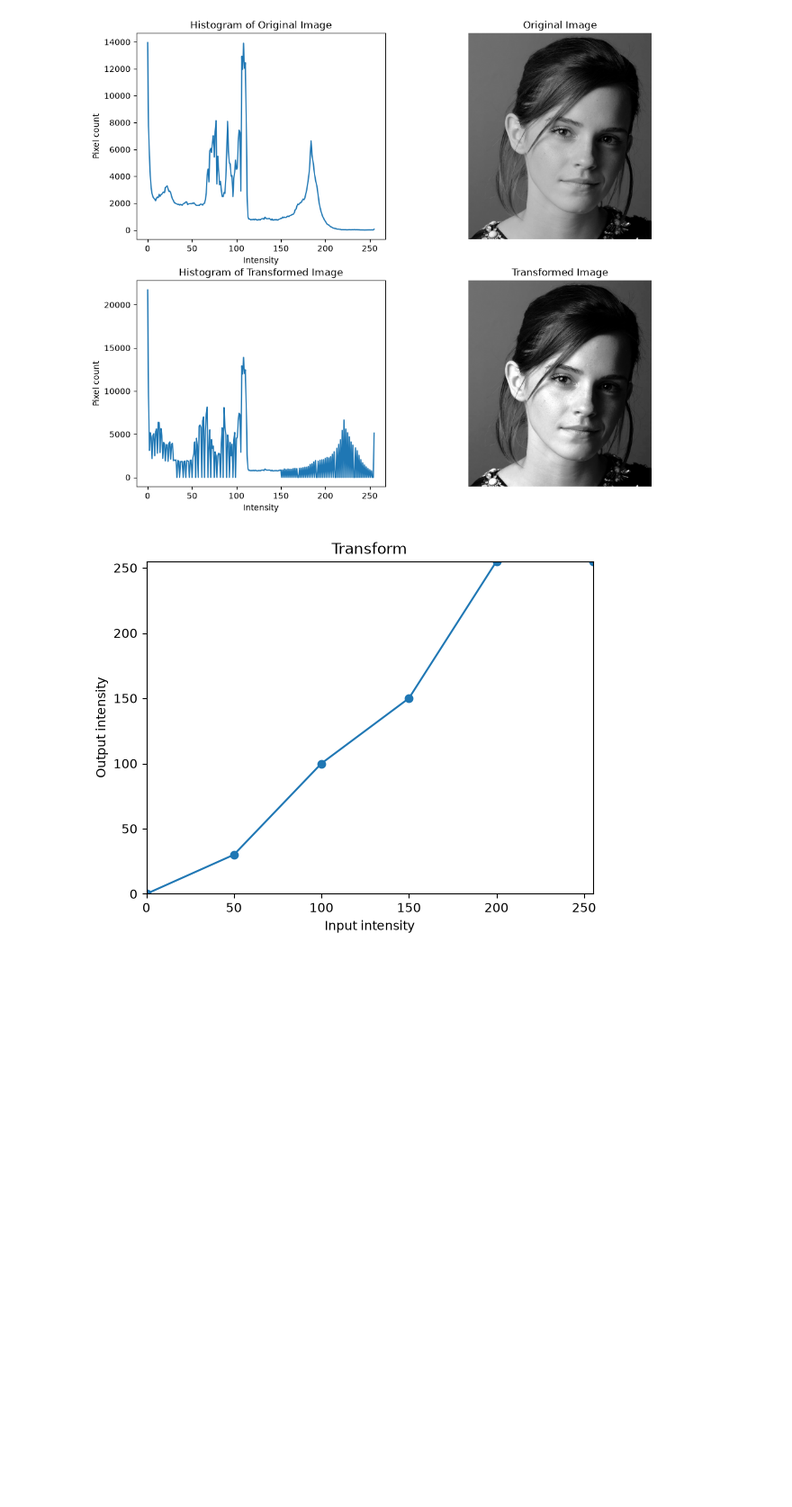
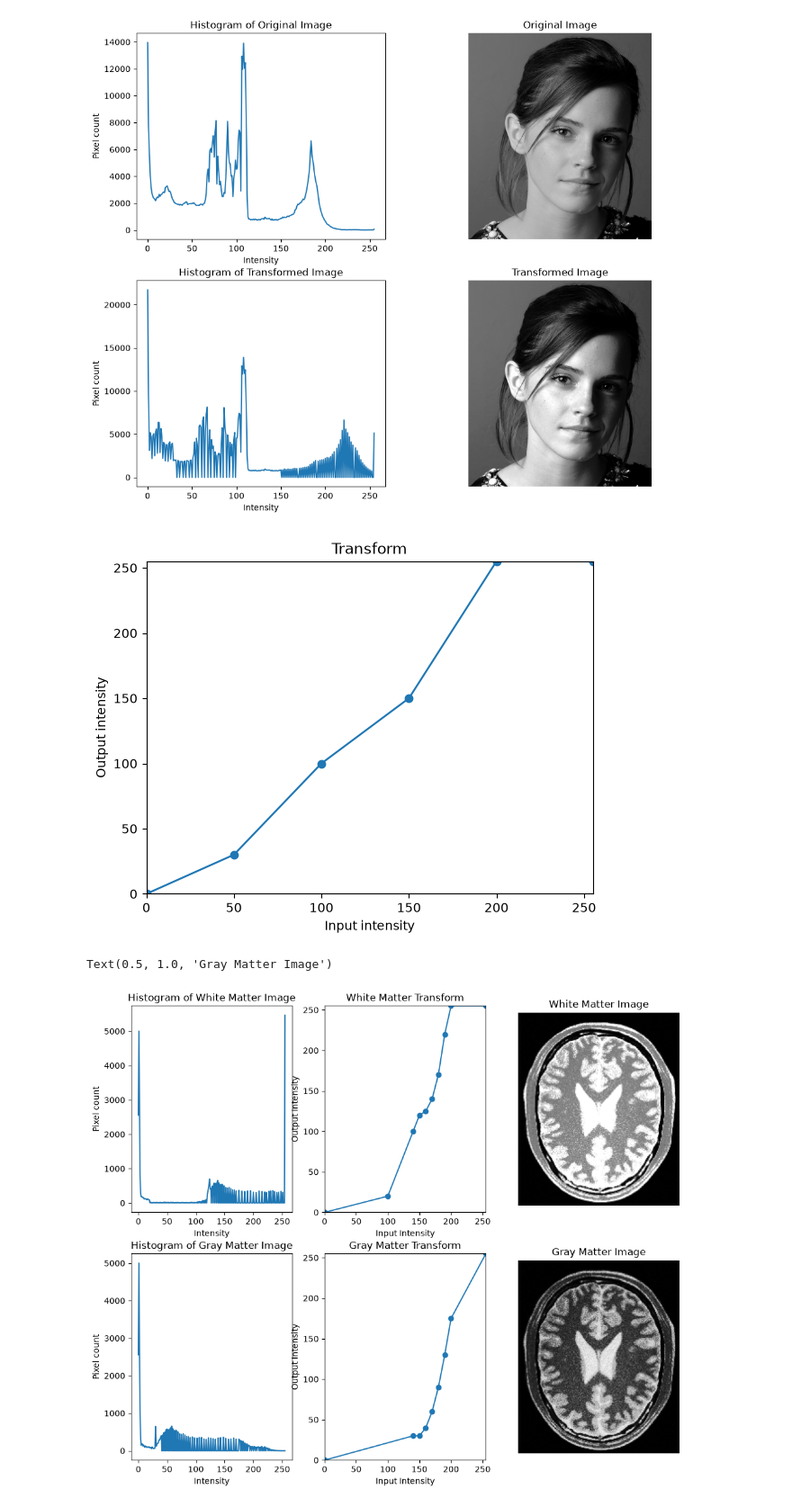
Before and after one commit to dilith813/en3160-a01, a Jupyter notebook: Report.ipynb, the cells around one changed output. Shown at 90% size. Drawn from its saved outputs; the diff is of its cells as text; code cells hidden in the pictures; blank space fills up the shorter version.

Commit message:
Question 2 - Brain Image

```diff
--- a/Report.ipynb
+++ b/Report.ipynb
@@ -48,3 +48,59 @@ plt.show()
 # %% [output]
 [figure]
 [figure]
+# %%
+im = cv.imread("images/q2.jpeg", cv.IMREAD_GRAYSCALE)
+
+hist = cv.calcHist([im], [0], None, [256], [0,256])
+
+xp_wm = [0, 100, 140, 150, 160, 170, 180, 190, 200, 255]
+fp_wm = [0,  20, 100, 120, 125, 140, 170, 220, 255, 255]
+
+xp_gm = [0, 140, 150, 160, 170, 180, 190, 200, 255]
+fp_gm = [0,  30,  30,  40,  60,  90, 130, 175, 255]
+
+lut_wm = np.interp(np.arange(256), xp_wm, fp_wm).astype(np.uint8)
+lut_gm = np.interp(np.arange(256), xp_gm, fp_gm).astype(np.uint8)
+
+transformed_image_wm = cv.LUT(im, lut_wm)
+wm_hist = cv.calcHist([transformed_image_wm], [0], None, [256], [0,256])
+
+transformed_image_gm = cv.LUT(im, lut_gm)
+gm_hist = cv.calcHist([transformed_image_gm], [0], None, [256], [0,256])
+
+fig, axes = plt.subplots(2, 3, figsize=(12, 10))
+
+axes[0][0].plot(wm_hist)
+axes[0][0].set_xlabel("Intensity")
+axes[0][0].set_ylabel("Pixel count")
+axes[0][0].set_title("Histogram of White Matter Image")
+
+axes[0][1].plot(xp_wm, fp_wm, 'o-')
+axes[0][1].set_xlim(0,255)
+axes[0][1].set_ylim(0,255)
+axes[0][1].set_xlabel("Input Intensity")
+axes[0][1].set_ylabel("Output Intensity")
+axes[0][1].set_title("White Matter Transform")
+
+axes[0][2].imshow(transformed_image_wm, cmap='gray')
+axes[0][2].axis('off')
+axes[0][2].set_title("White Matter Image")
+
+axes[1][0].plot(gm_hist)
+axes[1][0].set_xlabel("Intensity")
+axes[1][0].set_ylabel("Pixel count")
+axes[1][0].set_title("Histogram of Gray Matter Image")
+
+axes[1][1].plot(xp_gm, fp_gm, 'o-')
+axes[1][1].set_xlim(0,255)
+axes[1][1].set_ylim(0,255)
+axes[1][1].set_xlabel("Input Intensity")
+axes[1][1].set_ylabel("Output Intensity")
+axes[1][1].set_title("Gray Matter Transform")
+
+axes[1][2].imshow(transformed_image_gm, cmap='gray')
+axes[1][2].axis('off')
+axes[1][2].set_title("Gray Matter Image")
+# %% [output]
+Text(0.5, 1.0, 'Gray Matter Image')
+[figure, added]
```
